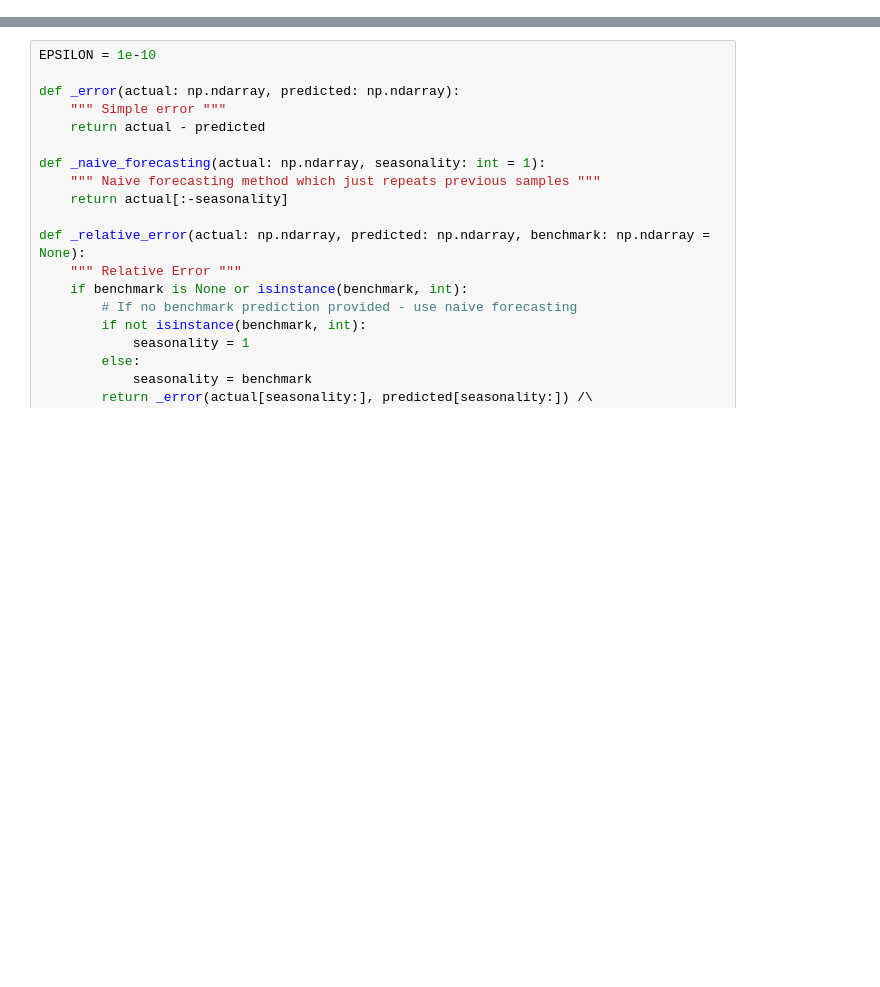
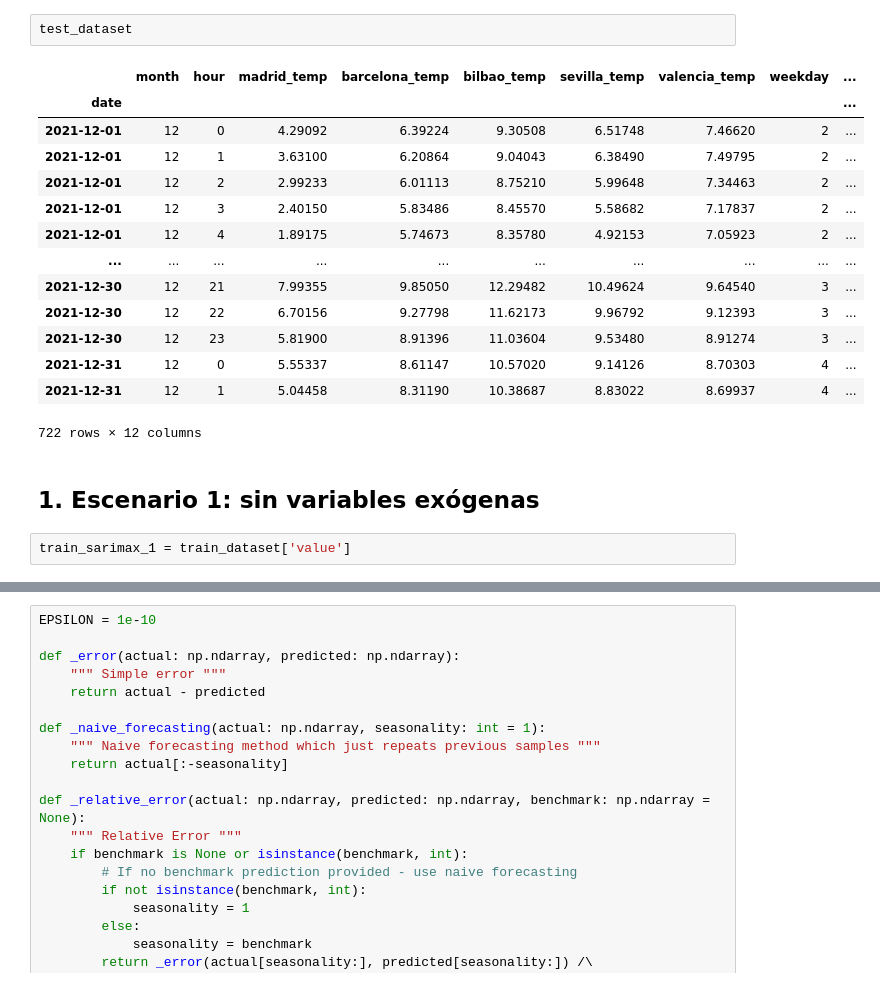
Before and after one commit to BernardoJoseLlamasVerna/tfm_data_science, a Jupyter notebook: version_0/Electric_Demand_Refactor/models/SARIMAX/SARIMAX_TEST.ipynb, the cells around one changed output, grey strips where cells are left out. Drawn from its saved outputs; the diff is of its cells as text; blank space fills up the shorter version.

Commit message:
SARIMAX first steps

```diff
--- a/version_0/Electric_Demand_Refactor/models/SARIMAX/SARIMAX_TEST.ipynb
+++ b/version_0/Electric_Demand_Refactor/models/SARIMAX/SARIMAX_TEST.ipynb
@@ -24,0 +158,21 @@ from prophet import Prophet
+# %%
+test_dataset
+# %% [output]
+|  | month | hour | madrid_temp | barcelona_temp | bilbao_temp | sevilla_temp | valencia_temp | weekday | ... |
+| date |  |  |  |  |  |  |  |  | ... |
+| 2021-12-01 | 12 | 0 | 4.29092 | 6.39224 | 9.30508 | 6.51748 | 7.46620 | 2 | ... |
+| 2021-12-01 | 12 | 1 | 3.63100 | 6.20864 | 9.04043 | 6.38490 | 7.49795 | 2 | ... |
+| 2021-12-01 | 12 | 2 | 2.99233 | 6.01113 | 8.75210 | 5.99648 | 7.34463 | 2 | ... |
+| 2021-12-01 | 12 | 3 | 2.40150 | 5.83486 | 8.45570 | 5.58682 | 7.17837 | 2 | ... |
+| 2021-12-01 | 12 | 4 | 1.89175 | 5.74673 | 8.35780 | 4.92153 | 7.05923 | 2 | ... |
+| ... | ... | ... | ... | ... | ... | ... | ... | ... | ... |
+| 2021-12-30 | 12 | 21 | 7.99355 | 9.85050 | 12.29482 | 10.49624 | 9.64540 | 3 | ... |
+| 2021-12-30 | 12 | 22 | 6.70156 | 9.27798 | 11.62173 | 9.96792 | 9.12393 | 3 | ... |
+| 2021-12-30 | 12 | 23 | 5.81900 | 8.91396 | 11.03604 | 9.53480 | 8.91274 | 3 | ... |
+| 2021-12-31 | 12 | 0 | 5.55337 | 8.61147 | 10.57020 | 9.14126 | 8.70303 | 4 | ... |
+| 2021-12-31 | 12 | 1 | 5.04458 | 8.31190 | 10.38687 | 8.83022 | 8.69937 | 4 | ... |
+722 rows × 12 columns
+# %% [markdown]
+## 1. Escenario 1: sin variables exógenas
+# %%
+train_sarimax_1 = train_dataset['value']
```
Also changed, not shown: parts of 19 cells of this notebook.
